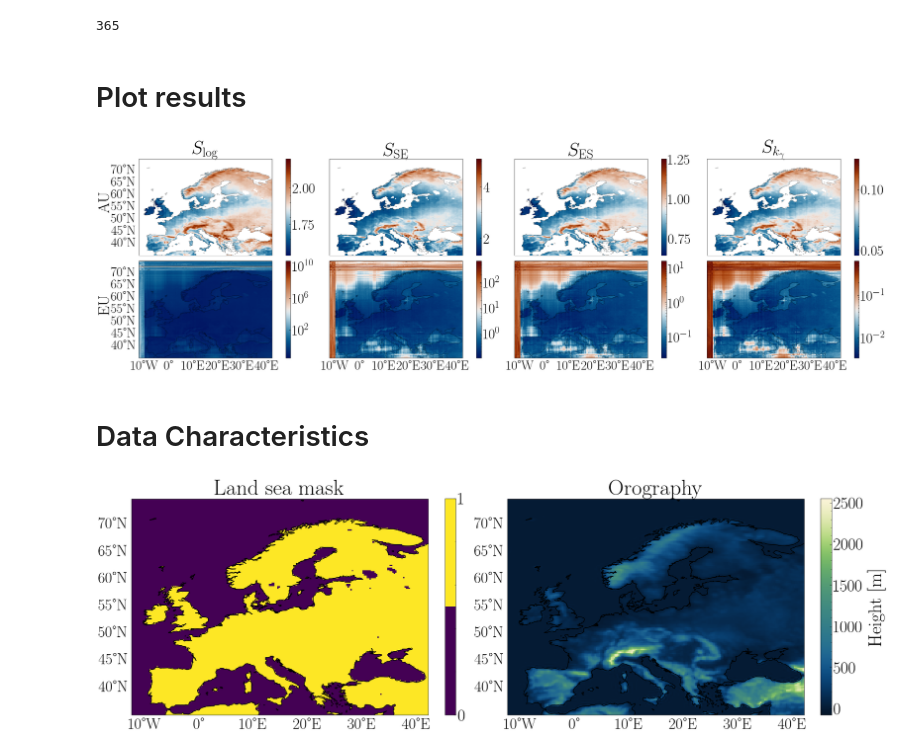
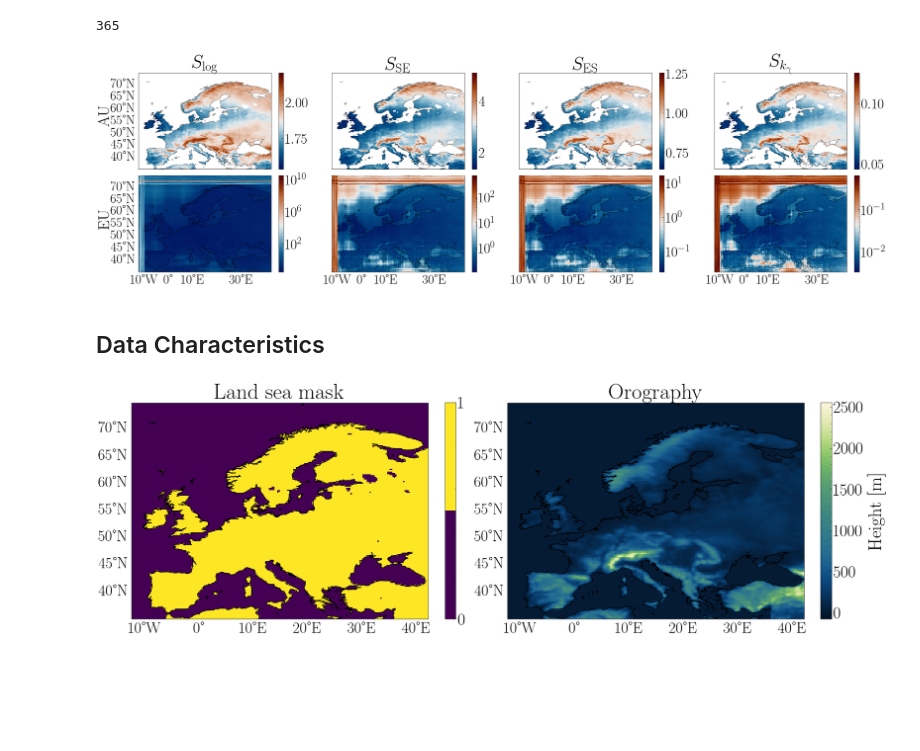
Before and after one commit to cbuelt/kernel_entropy_uq, a Jupyter notebook: experiments/drn/evaluate.ipynb, the cells around one changed output. Drawn from its saved outputs; the diff is of its cells as text; code cells hidden in the pictures; blank space fills up the shorter version.

```diff
--- a/experiments/drn/evaluate.ipynb
+++ b/experiments/drn/evaluate.ipynb
@@ -51,7 +53,7 @@ len(dm.test_dataloader().dataset)
 checkpoints = [1,2,3,4,5,6,7,8,9,10]
 results = np.zeros((batch_size, 160,220, 2, len(checkpoints)))
 for i,c in enumerate(checkpoints):
-    ck_path = f"../../results/drn/checkpoints/mlp_{c}.ckpt"
+    ck_path = f"../../results/drn/ensemble/checkpoints/mlp_{c}.ckpt"
     checkpoint = torch.load(ck_path)
     model.load_state_dict(checkpoint["state_dict"])
 
@@ -62,8 +64,6 @@ for i,c in enumerate(checkpoints):
         pred[...,1] = pred[...,1]*std
 
         results[s,...,i] = pred
-# %% [markdown]
-# Plot results
 # %%
 measures = ["log", "var", "crps", "kernel"]
 names = [r"$S_\mathrm{log}$",r"$S_\mathrm{SE}$",r"$S_\mathrm{ES}$",r"$S_{k_\gamma}$"]
@@ -90,37 +90,37 @@ for s,measure in enumerate(measures):
     im2 = axs[1,s].pcolormesh(lon, lat, eu,rasterized = True, norm = LogNorm())
     cb2 = plt.colorbar(im2, ax=axs[1,s])
     cb2.ax.tick_params(labelsize = labelsize)
 
     axs[0,s].set_title(names[s], fontsize = titlesize)
 
 for ax in axs.ravel():
     ax.set_extent([lon[0]-360, lon[-1], lat[0], lat[-1]], crs=ccrs.PlateCarree())
-    ax.add_feature(cfeature.COASTLINE, alpha = 0.25)
+    ax.add_feature(cfeature.COASTLINE, alpha = 0.35)
 
 for i in range(4):
     gl = axs[1,i].gridlines(draw_labels={"bottom":"x"}, dms=True, x_inline=False, y_inline=False)
     gl.xlines = False
     gl.ylines = False
     gl.xlabel_style = {'size':ticksize}
 
 for i in range(2):
     gl = axs[i,0].gridlines(draw_labels={"left":"y"}, dms=True, x_inline=False, y_inline=False)
     gl.xlines = False
     gl.ylines = False
     gl.ylabel_style = {'size':ticksize}
 
 axs[0,0].text(-0.2, 0.55, 'AU', va='bottom', ha='center',
               rotation='vertical', rotation_mode='anchor',
               transform=axs[0,0].transAxes, fontsize = axissize)
 axs[1,0].text(-0.2, 0.55, 'EU', va='bottom', ha='center',
      rotation='vertical', rotation_mode='anchor',
     transform=axs[1,0].transAxes, fontsize = axissize)
 
 plt.savefig("../../plots/drn_uncertainty.pdf", bbox_inches = "tight")
 # %% [output]
-[figure, old version]
+[figure, new version]
 # %% [markdown]
-# Data Characteristics
+## Data Characteristics
 # %%
 from matplotlib.colors import ListedColormap, CenteredNorm, PowerNorm
 # %%
```
Also changed, not shown: parts of 10 cells of this notebook, 41 other files.
